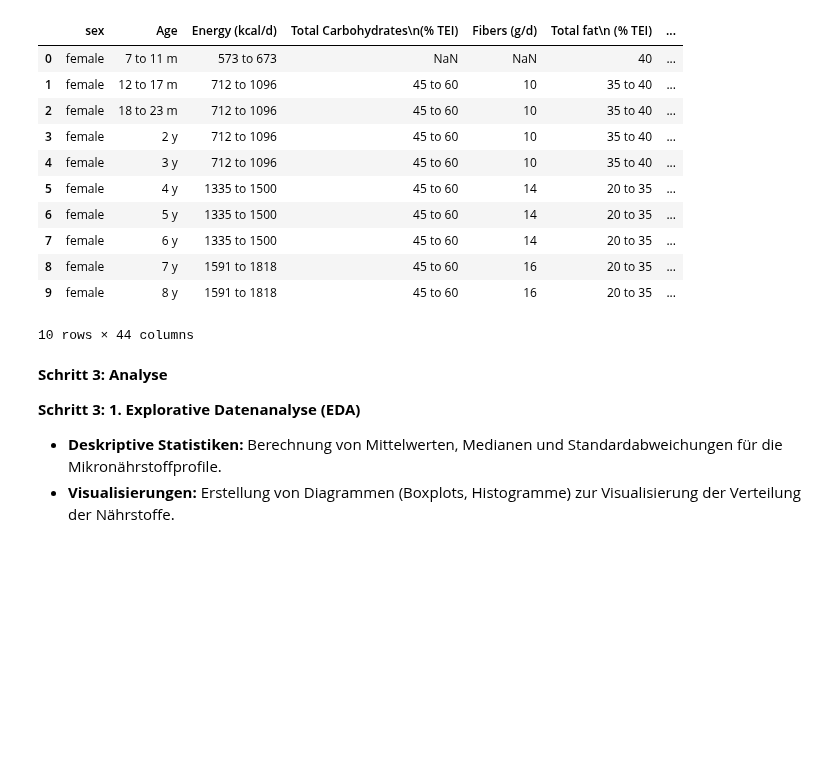
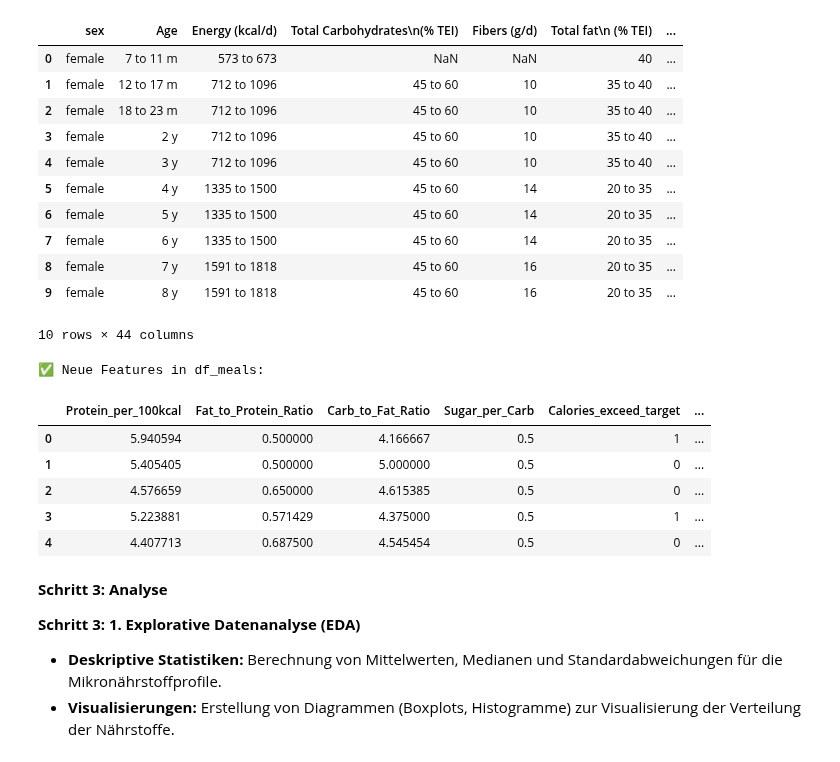
Before and after one commit to iceangel79/MScWinf_Gruppenarbeit_Sem2, a Jupyter notebook: Semesterarbeit/onlyAnalysis_Ernährung.ipynb, the cells around one changed output. Saved outputs shown, nothing was run; the diff lists cells and outputs as text; code cells hidden in the pictures; blank space fills up the shorter version.

```diff
--- a/Semesterarbeit/onlyAnalysis_Ernährung.ipynb
+++ b/Semesterarbeit/onlyAnalysis_Ernährung.ipynb
@@ -455,3 +456,63 @@ display(blv_nutrient_requirements.head(10))
+# %%
+# === 🧬 Krankheiten vorbereiten ===
+df_meals["Disease_List"] = df_meals["Disease"].fillna("").apply(lambda x: [d.strip() for d in x.split(",") if d.strip()])
+df_meals["Disease_Count"] = df_meals["Disease_List"].apply(len)
+df_meals["Has_Chronic"] = df_meals["Disease_List"].apply(
+    lambda lst: any(k in lst for k in ["Diabetes", "Hypertension", "Heart Disease", "Kidney Disease"])
+)
+df_meals["Multiple_Conditions"] = (df_meals["Disease_Count"] > 1).astype(int)
+df_meals["Target_Chronic"] = df_meals["Has_Chronic"].astype(int)
+
+# === 📏 Proteinbedarf nach BLV (0.8 g/kg Körpergewicht) ===
+blv_protein = 0.8
+df_meals["BLV_Protein_Need"] = df_meals["Weight"] * blv_protein
+
+# === 🔹 Makroverhältnisse ===
+df_meals["Protein_per_100kcal"] = df_meals["Protein"] / df_meals["Calories"] * 100
+df_meals["Fat_to_Protein_Ratio"] = df_meals["Fat"] / (df_meals["Protein"] + 1e-6)
+df_meals["Carb_to_Fat_Ratio"] = df_meals["Carbohydrates"] / (df_meals["Fat"] + 1e-6)
+df_meals["Sugar_per_Carb"] = df_meals["Sugar"] / (df_meals["Carbohydrates"] + 1e-6)
+
+# === 🔸 Zielüberschreitungen ===
+df_meals["Calories_exceed_target"] = (df_meals["Calories"] > df_meals["Daily Calorie Target"]).astype(int)
+df_meals["Sugar_excess"] = (df_meals["Sugar"] > 50).astype(int)
+df_meals["Protein_deficit_ratio"] = df_meals["Protein"] / (df_meals["BLV_Protein_Need"] + 1e-6)
+
+# === ⏰ Tagesstruktur-Features ===
+df_meals["Protein_Lunch_vs_Dinner"] = df_meals["Lunch Protein"] / (df_meals["Dinner Protein.1"] + 1e-6)
+df_meals["Snack_Energy_Share"] = df_meals["Snacks Calories"] / df_meals["Daily Calorie Target"]
+df_meals["Carb_ratio_breakfast"] = df_meals["Breakfast Carbohydrates"] / (df_meals["Carbohydrates"] + 1e-6)
+
+# === 📊 Meta-Features ===
+df_meals["Protein_std"] = df_meals[["Breakfast Protein", "Lunch Protein", "Dinner Protein.1", "Snacks Protein"]].std(axis=1)
+df_meals["Macronutrient_Diversity"] = df_meals[["Protein", "Fat", "Carbohydrates", "Fiber", "Sugar"]].gt(0).sum(axis=1)
+
+# === ⚠️ Risikoindikator ===
+df_meals["Risk_Flag"] = (
+    (df_meals["Sugar_excess"] == 1) |
+    (df_meals["Calories_exceed_target"] == 1) |
+    (df_meals["Protein_deficit_ratio"] < 0.8)
+).astype(int)
+
+# ✅ Ergebnisvorschau (optional anzeigen)
+features_to_show = [
+    "Protein_per_100kcal", "Fat_to_Protein_Ratio", "Carb_to_Fat_Ratio", "Sugar_per_Carb",
+    "Calories_exceed_target", "Sugar_excess", "Protein_deficit_ratio",
+    "Protein_Lunch_vs_Dinner", "Snack_Energy_Share", "Carb_ratio_breakfast",
+    "Protein_std", "Macronutrient_Diversity",
+    "Disease_Count", "Has_Chronic", "Multiple_Conditions", "Target_Chronic", "Risk_Flag"
+]
+
+print("\n✅ Neue Features in df_meals:")
+display(df_meals[features_to_show + ["Disease"]].head())
+# %% [output]
+✅ Neue Features in df_meals:
+|  | Protein_per_100kcal | Fat_to_Protein_Ratio | Carb_to_Fat_Ratio | Sugar_per_Carb | Calories_exceed_target | ... |
+| 0 | 5.940594 | 0.500000 | 4.166667 | 0.5 | 1 | ... |
+| 1 | 5.405405 | 0.500000 | 5.000000 | 0.5 | 0 | ... |
+| 2 | 4.576659 | 0.650000 | 4.615385 | 0.5 | 0 | ... |
+| 3 | 5.223881 | 0.571429 | 4.375000 | 0.5 | 1 | ... |
+| 4 | 4.407713 | 0.687500 | 4.545454 | 0.5 | 0 | ... |
 # %% [markdown]
 **Schritt 3: Analyse**
 
```
Also changed, not shown: parts of 2 cells of this notebook.
